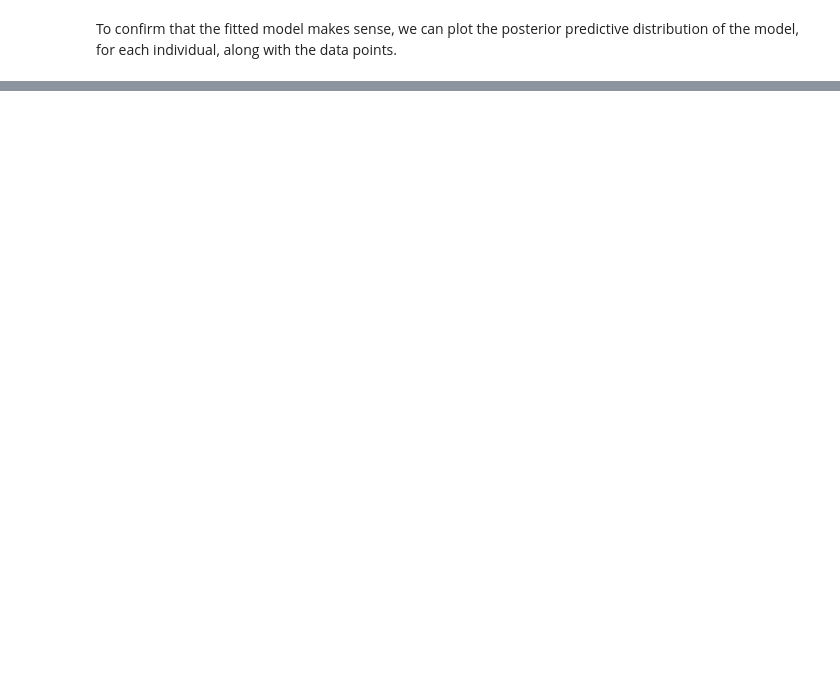
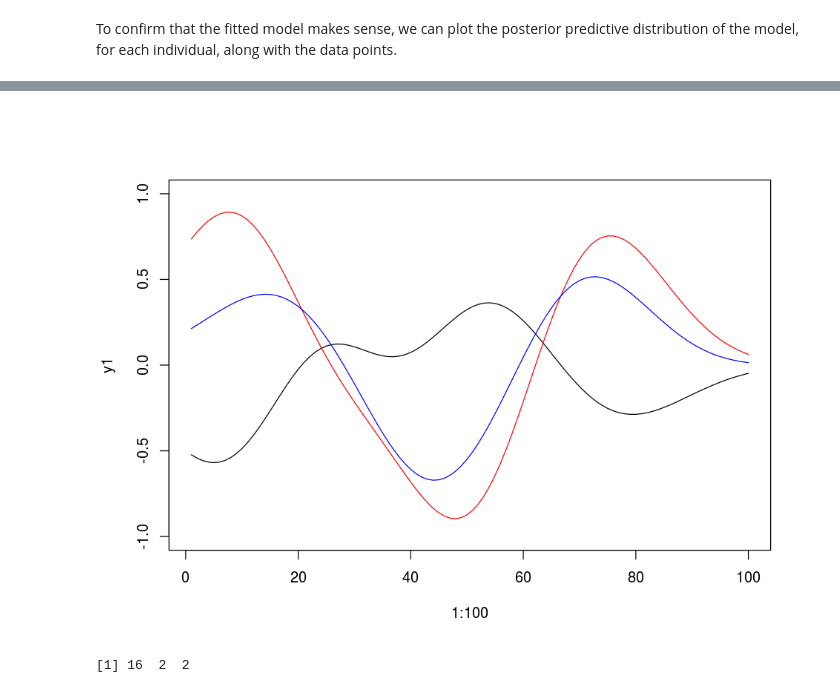
Before and after one commit to jtimonen/lgpr-usage, a Jupyter notebook: notebooks/basic.ipynb, the cells around one changed output, grey strips where cells are left out. Saved outputs shown, nothing was run; the diff lists cells and outputs as text; code cells hidden in the pictures; blank space fills up the shorter version.

```diff
--- a/notebooks/basic.ipynb
+++ b/notebooks/basic.ipynb
@@ -108,0 +118,13 @@ plot_posterior_y(fit, PRED) + theme(text=element_text(size=FONT_SIZE))
+# %%
+pl <- PRED$LIST[[1]]$mu_cmp[,3]
+y1 <- pl[1:100]
+y2 <- pl[401:500]
+plot(1:100, y1, 'l', ylim = c(-1,1))
+lines(1:100, y2, col = 'red')
+lines(1:100, y1 + y2, col = 'blue')
+# %% [output]
+[figure, added]
+# %%
+print(fit@model@stan_dat$N_cat)
+# %% [output]
+[1] 16  2  2
```
Also changed, not shown: parts of 10 cells of this notebook, 2 other files.
